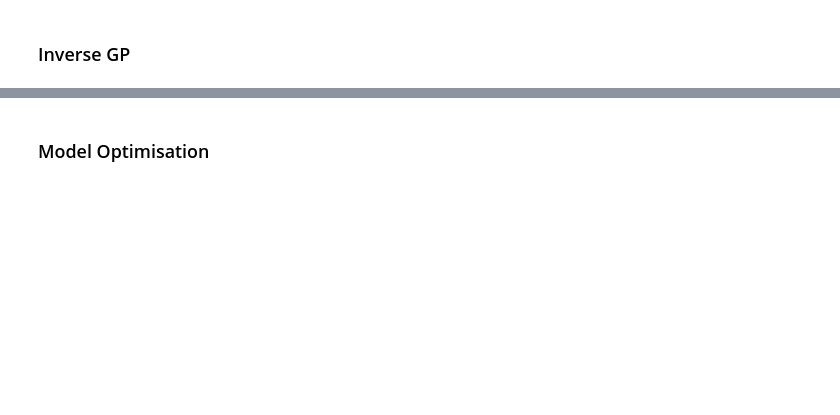
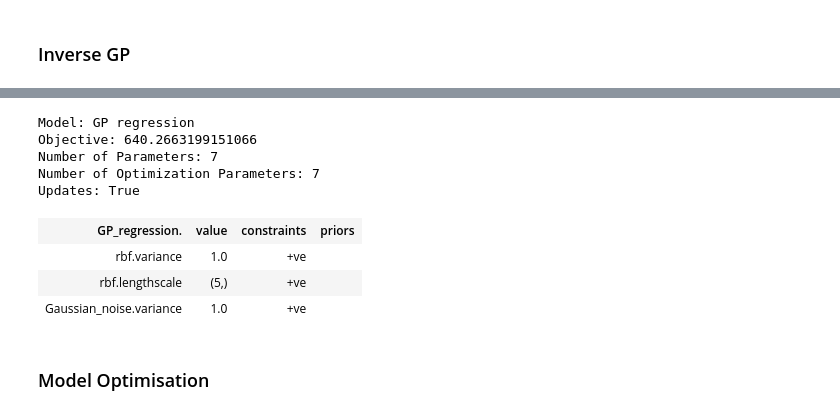
Before and after one commit to SheffieldML/advectionGP, a Jupyter notebook: jupyter/PDE vs GP comparison.ipynb, the cells around one changed output, grey strips where cells are left out. Saved outputs shown, nothing was run; the diff lists cells and outputs as text; code cells hidden in the pictures; blank space fills up the shorter version.

```diff
--- a/jupyter/PDE vs GP comparison.ipynb
+++ b/jupyter/PDE vs GP comparison.ipynb
@@ -132,6 +148,21 @@ Updates: True
 | rbf.variance | 1.0 | +ve |  |
 | rbf.lengthscale | 1.0 | +ve |  |
 | Gaussian_noise.variance | 1.0 | +ve |  |
+# %%
+#kGPwind = GPy.kern.RBF(3,active_dims=[0,1,2])*GPy.kern.RBF(2,active_dims=[3,4])
+kGPwind = GPy.kern.RBF(5,ARD='true')
+mGPwind = GPy.models.GPRegression(XGPwind, yTrain[:,None], kGPwind)
+mGPwind
+# %% [output]
+Model: GP regression
+Objective: 640.2663199151066
+Number of Parameters: 7
+Number of Optimization Parameters: 7
+Updates: True
+| GP_regression. | value | constraints | priors |
+| rbf.variance | 1.0 | +ve |  |
+| rbf.lengthscale | (5,) | +ve |  |
+| Gaussian_noise.variance | 1.0 | +ve |  |
 # %% [markdown]
 ### Model Optimisation
 # %%
```
Also changed, not shown: parts of 13 cells of this notebook.
